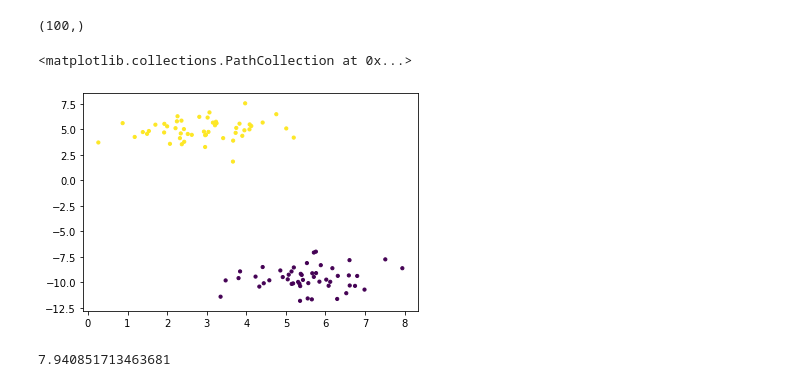
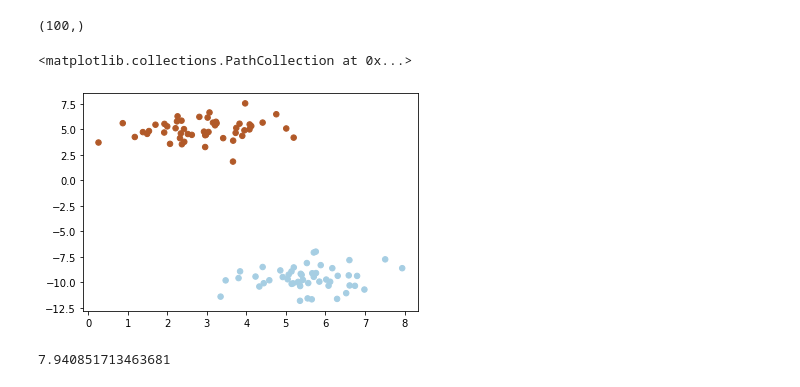
Before and after one commit to rmodi6/svm, a Jupyter notebook: svm.ipynb, the cells around one changed output. Saved outputs shown, nothing was run; the diff lists cells and outputs as text; code cells hidden in the pictures.

```diff
--- a/svm.ipynb
+++ b/svm.ipynb
@@ -13,11 +13,13 @@ X0.shape
 y.shape
 # %% [output]
 (100,)
+# %%
+y = np.where(y == 1, 1, -1)
 # %%
-plt.scatter(X0[:,0], X0[:,1], s=10, c=y)
+plt.scatter(X0[:,0], X0[:,1], s=30, c=y, cmap=plt.cm.Paired)
 # %% [output]
 <matplotlib.collections.PathCollection at 0x...>
-[figure, old version]
+[figure, new version]
 # %%
 positive_x =[]
 negative_x =[]
```
Also changed, not shown: parts of 21 cells of this notebook.
